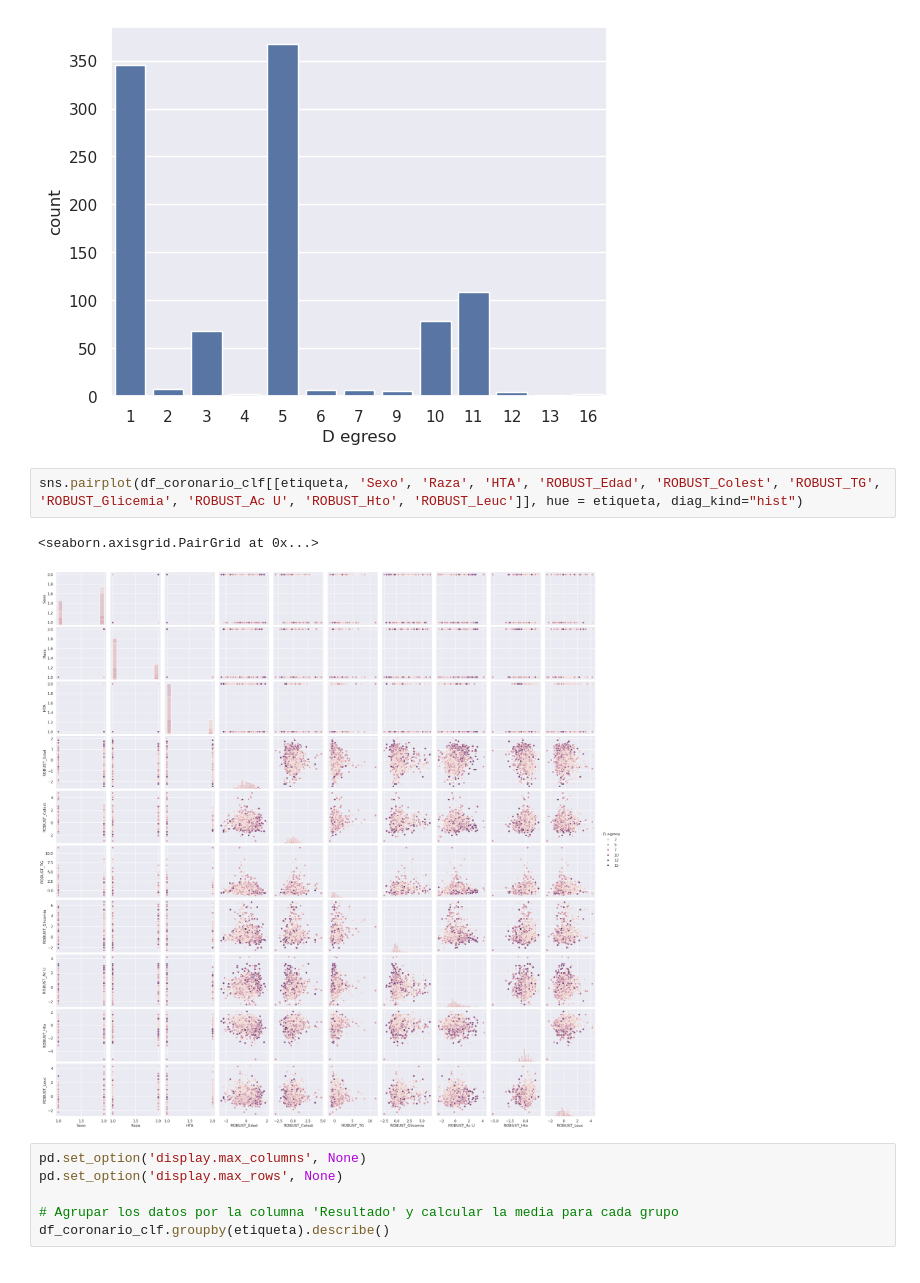
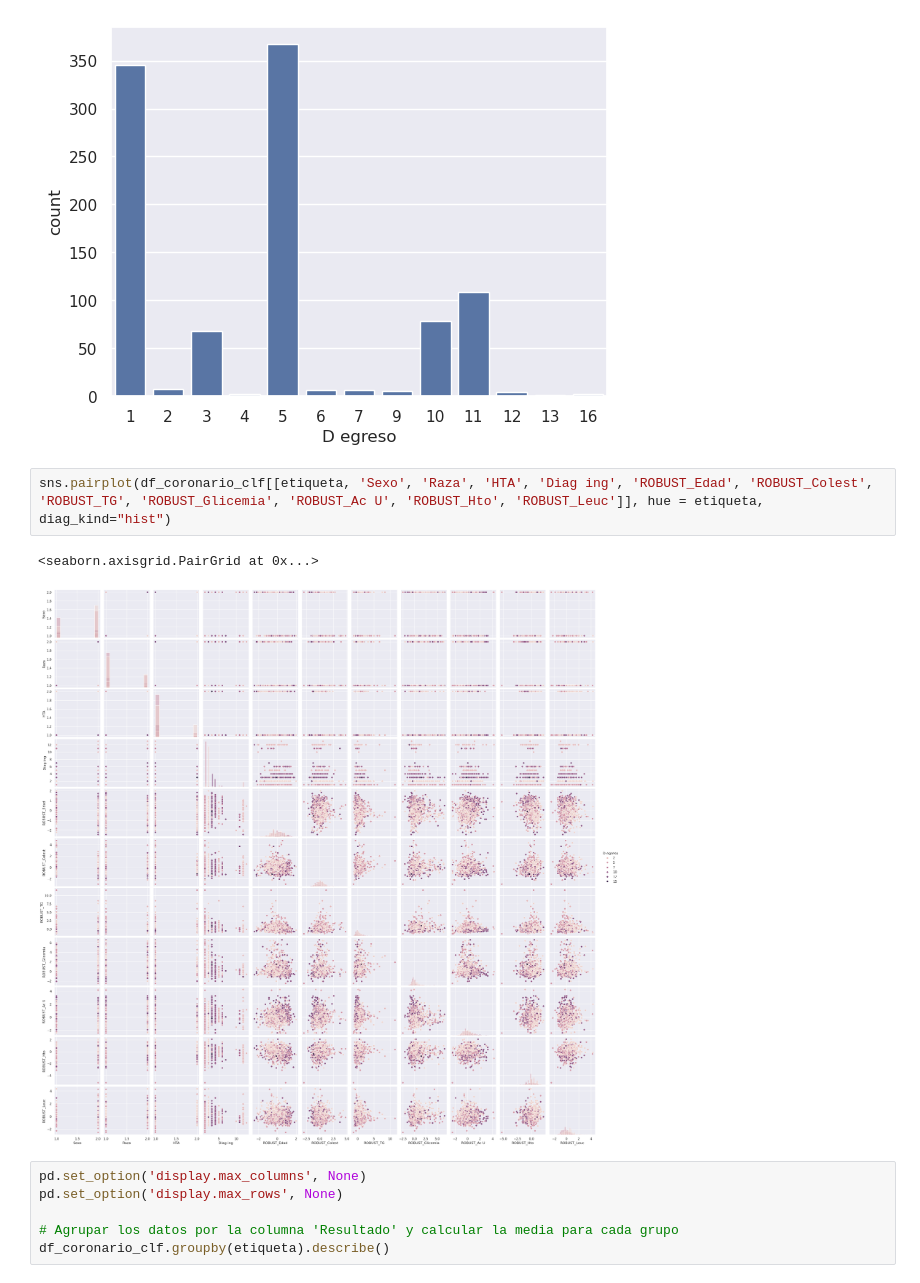
Before and after one commit to rguez4828/CURSO_CDIA, a Jupyter notebook: proyecto_coronario_cdia_2.ipynb, the cells around one changed output. Saved outputs shown, nothing was run; the diff lists cells and outputs as text.

```diff
--- a/proyecto_coronario_cdia_2.ipynb
+++ b/proyecto_coronario_cdia_2.ipynb
@@ -458,10 +465,10 @@ Name: proportion, dtype: float64
 <Axes: xlabel='D egreso', ylabel='count'>
 [figure]
 # %%
-sns.pairplot(df_coronario_clf[[etiqueta, 'Sexo', 'Raza', 'HTA', 'ROBUST_Edad', 'ROBUST_Colest', 'ROBUST_TG', 'ROBUST_Glicemia', 'ROBUST_Ac U', 'ROBUST_Hto', 'ROBUST_Leuc']], hue = etiqueta, diag_kind="hist")
+sns.pairplot(df_coronario_clf[[etiqueta, 'Sexo', 'Raza', 'HTA', 'Diag ing', 'ROBUST_Edad', 'ROBUST_Colest', 'ROBUST_TG', 'ROBUST_Glicemia', 'ROBUST_Ac U', 'ROBUST_Hto', 'ROBUST_Leuc']], hue = etiqueta, diag_kind="hist")
 # %% [output]
 <seaborn.axisgrid.PairGrid at 0x...>
-[figure, old version]
+[figure, new version]
 # %%
 pd.set_option('display.max_columns', None)
 pd.set_option('display.max_rows', None)
```
Also changed, not shown: parts of 24 cells of this notebook, 1 other file.
